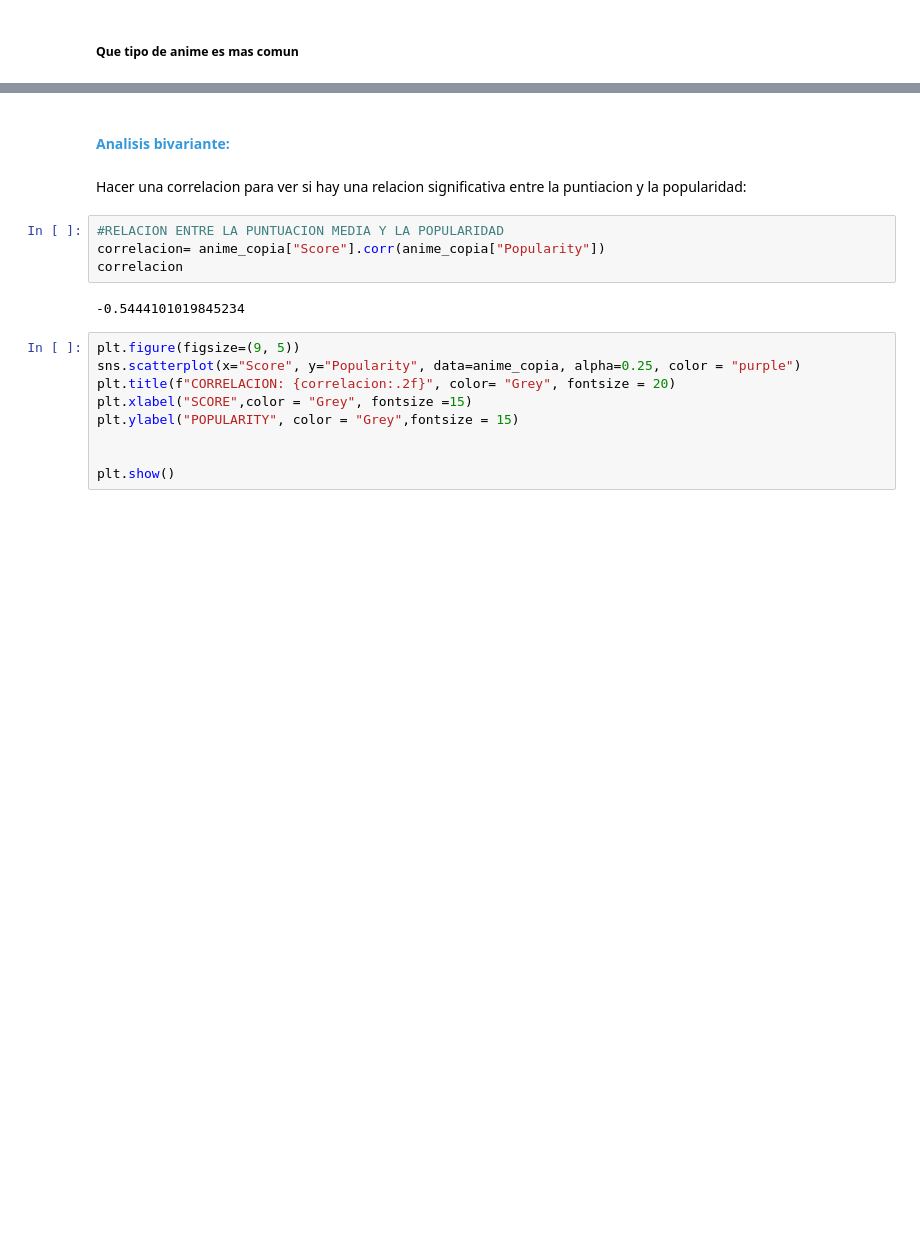
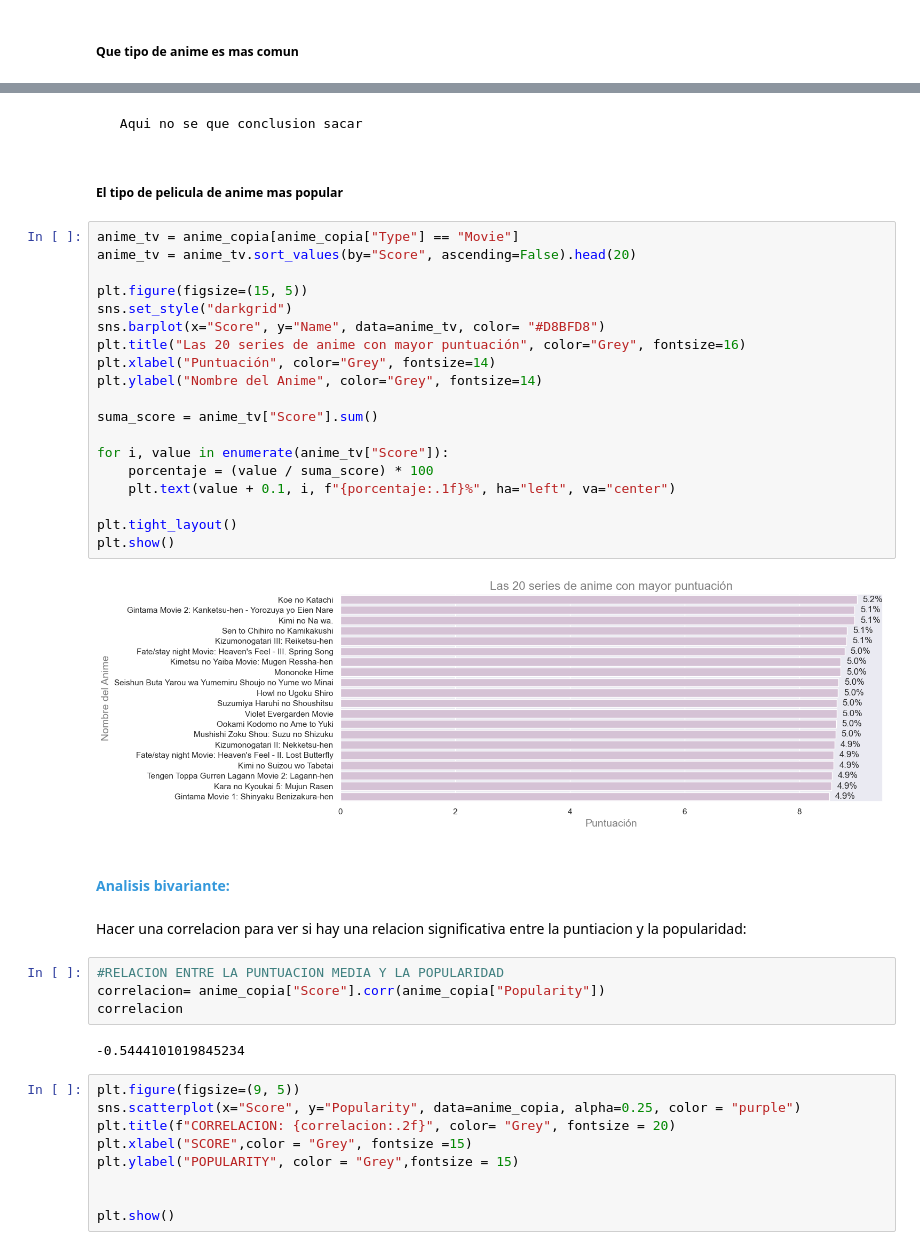
Before and after one commit to AmyGaarcia/DS_PT_09_2023, a Jupyter notebook: Data_Analysis/EDA/1-Definicion_EDA ANIME_no_terminado.ipynb, the cells around one changed output, grey strips where cells are left out. Cells and saved outputs as stored; diff of their text form; blank space fills up the shorter version.

```diff
--- a/Data_Analysis/EDA/1-Definicion_EDA ANIME_no_terminado.ipynb
+++ b/Data_Analysis/EDA/1-Definicion_EDA ANIME_no_terminado.ipynb
@@ -717,3 +762,28 @@ plt.show()
+# %% [markdown]
+     Aqui no se que conclusion sacar
+# %% [markdown]
+##### El tipo de pelicula de anime mas popular
+# %%
+anime_tv = anime_copia[anime_copia["Type"] == "Movie"]
+anime_tv = anime_tv.sort_values(by="Score", ascending=False).head(20)
+
+plt.figure(figsize=(15, 5))
+sns.set_style("darkgrid")
+sns.barplot(x="Score", y="Name", data=anime_tv, color= "#D8BFD8")
+plt.title("Las 20 series de anime con mayor puntuación", color="Grey", fontsize=16)
+plt.xlabel("Puntuación", color="Grey", fontsize=14)
+plt.ylabel("Nombre del Anime", color="Grey", fontsize=14)
+
+suma_score = anime_tv["Score"].sum()
+
+for i, value in enumerate(anime_tv["Score"]):
+    porcentaje = (value / suma_score) * 100
+    plt.text(value + 0.1, i, f"{porcentaje:.1f}%", ha="left", va="center")
+
+plt.tight_layout()
+plt.show()
+# %% [output]
+[figure, added]
 # %% [markdown]
 #### <span style="color:#3498DB  "> Analisis bivariante: </span>
 # %% [markdown]
```
Also changed, not shown: parts of 14 cells of this notebook.
